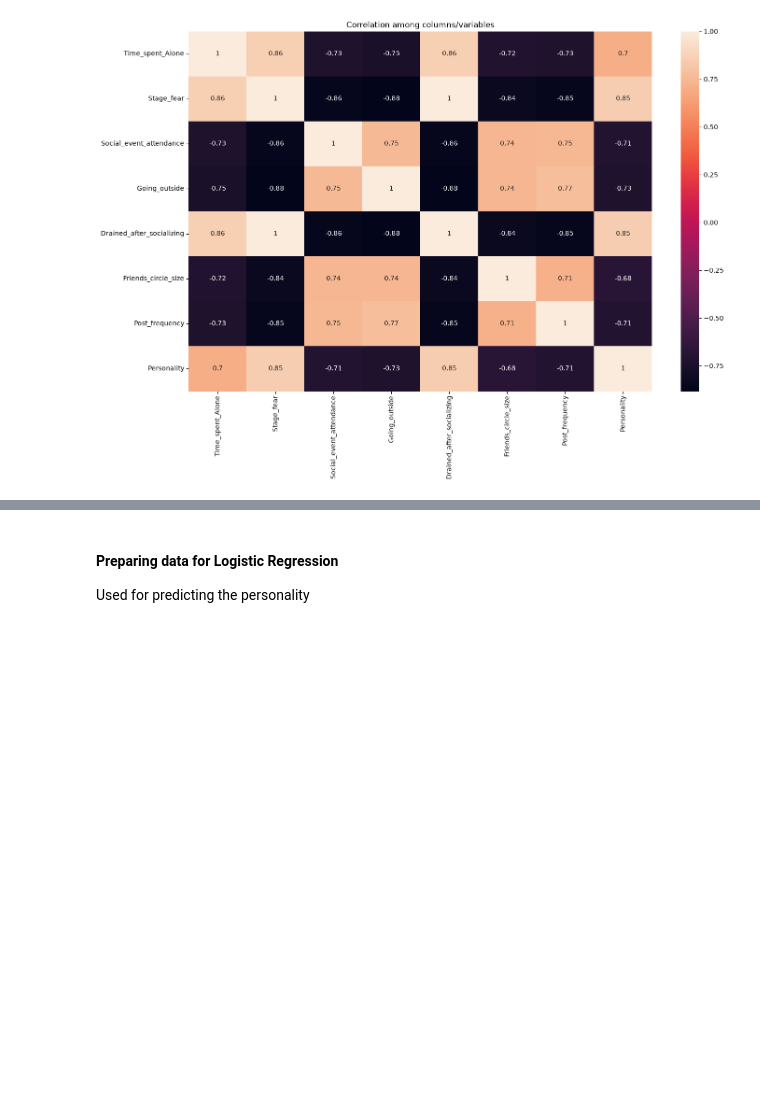
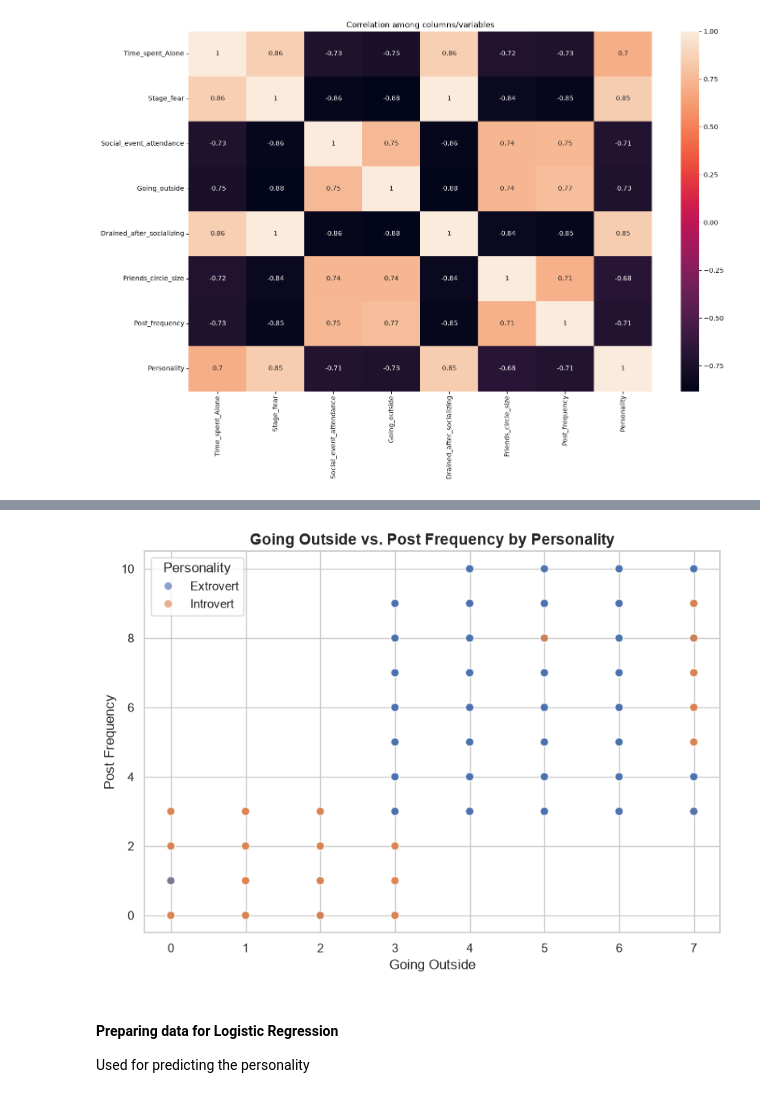
Before and after one commit to miguelestradam3/personality_predictor, a Jupyter notebook: main.ipynb, the cells around one changed output, grey strips where cells are left out. Saved outputs shown, nothing was run; the diff lists cells and outputs as text; code cells hidden in the pictures; blank space fills up the shorter version.

```diff
--- a/main.ipynb
+++ b/main.ipynb
@@ -134,3 +243,28 @@ Text(0.5, 1.0, 'Correlation among columns/variables')
+# %%
+plt.figure(figsize=(8, 5.8))
+sns.scatterplot(
+    data=df,
+    x="Going_outside",
+    y="Post_frequency",
+    hue="Personality",
+    hue_order=order_p,
+    palette=palette_map,
+    alpha=0.65,
+    s=50,
+)
+plt.title(
+    "Going Outside vs. Post Frequency by Personality",
+    fontsize=14,
+    fontweight="bold",
+)
+plt.xlabel("Going Outside")
+plt.ylabel("Post Frequency")
+plt.legend(title="Personality")
+
+plt.tight_layout()
+plt.show()
+# %% [output]
+[figure, added]
 # %% [markdown]
 #### Preparing data for Logistic Regression
 Used for predicting the personality
```
Also changed, not shown: parts of 7 cells of this notebook.
